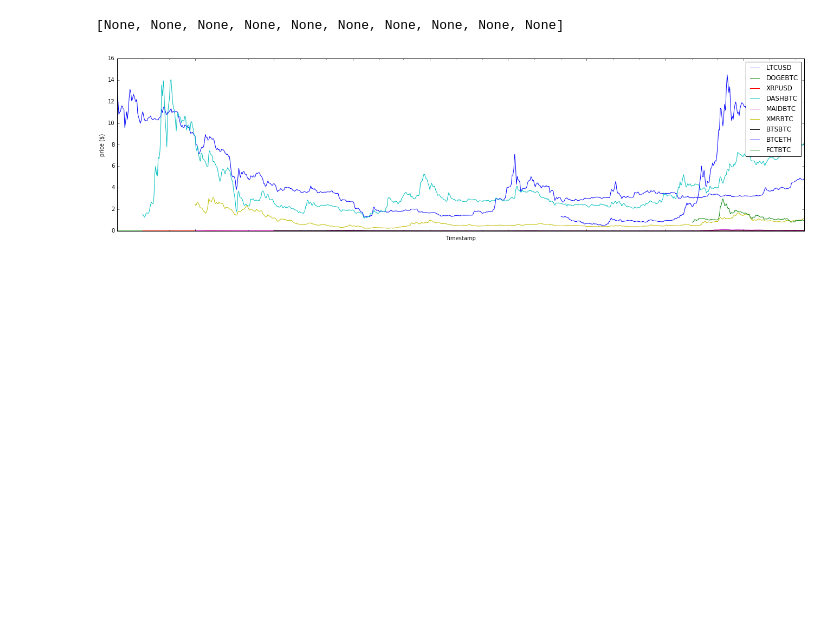
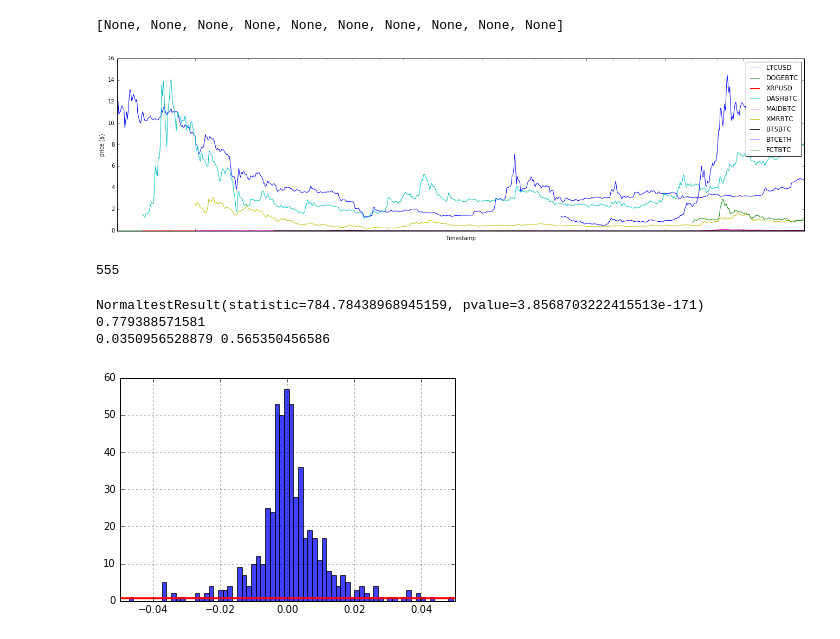
Before and after one commit to jmahhh/cryptoETF, a Jupyter notebook: test.ipynb, the cells around one changed output. Saved outputs shown, nothing was run; the diff lists cells and outputs as text; code cells hidden in the pictures; blank space fills up the shorter version.

```diff
--- a/test.ipynb
+++ b/test.ipynb
@@ -478,3 +498,40 @@ perf_manual = algo_obj.run(data=panel, overwrite_sim_params=False)
 
 
 #def analyze(algo, perf_manual):
+# %%
+len(perf_manual.returns)
+# %% [output]
+555
+# %%
+# perf_manual.to_csv('results.csv')
+import matplotlib.mlab as mlab
+from collections import Counter
+
+# TESTING FOR NORMALITY (JUSTIFY SHARPE)
+print stats.normaltest(perf_manual.returns)
+
+n, bins, patches = plt.hist(perf_manual.returns, 10000, normed=True, facecolor='blue', alpha=0.75)
+print np.sum(n * np.diff(bins))
+# n = len(perf_manual.returns)
+# c = Counter(perf_manual.returns)
+# b = np.bincount(c, minlength=n+1)
+# p = b / float(b.sum())
+
+# width = 0.6 * (bins[1] - bins[0])
+# center = (bins[:-1] + bins[1:]) / 2
+
+(mu, sigma) = stats.norm.fit(perf_manual.returns)
+print mu, sigma
+y = mlab.normpdf(bins, mu, sigma)
+plt.grid(True)
+l = plt.plot(bins, y, 'r', linewidth=2)
+
+
+# plt.bar(np.arange(bins, p, align='center', width=1)
+plt.xlim(-0.05,0.05)
+plt.show()
+# %% [output]
+NormaltestResult(statistic=784.78438968945159, pvalue=3.8568703222415513e-171)
+0.779388571581
+0.0350956528879 0.565350456586
+[figure, added]
```
Also changed, not shown: parts of 8 cells of this notebook.
